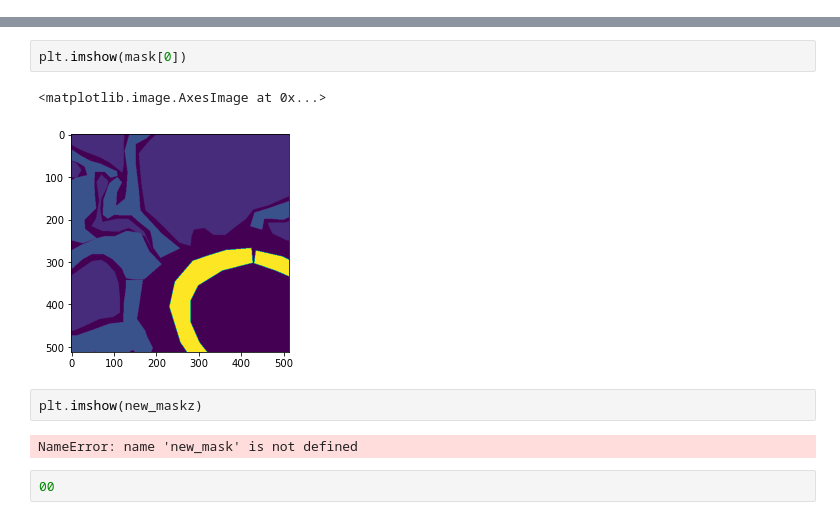
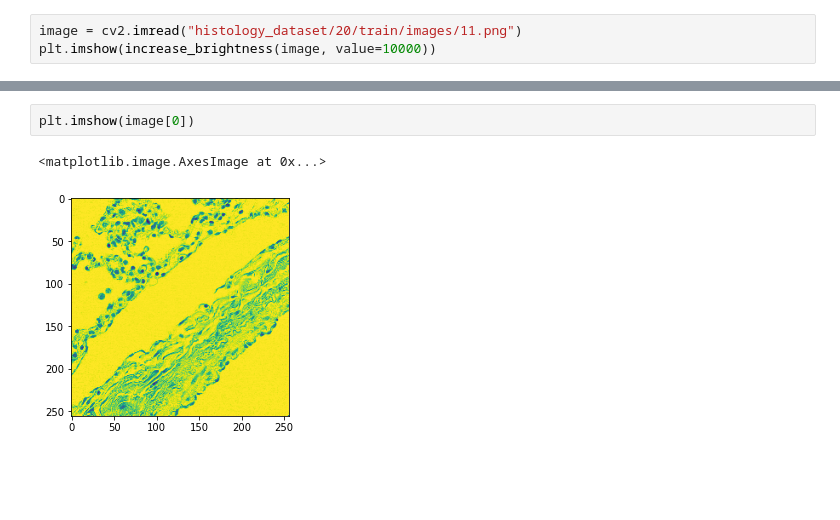
Before and after one commit to sriram98v/histology_segmentation, a Jupyter notebook: Dataset.ipynb, the cells around one changed output, grey strips where cells are left out. Saved outputs shown, nothing was run; the diff lists cells and outputs as text; blank space fills up the shorter version.

```diff
--- a/Dataset.ipynb
+++ b/Dataset.ipynb
@@ -19,0 +64,3 @@ array([0, 1, 2, 8])
+# %%
+image = cv2.imread("histology_dataset/20/train/images/11.png")
+plt.imshow(increase_brightness(image, value=10000))
@@ -20,11 +75,5 @@ array([0, 1, 2, 8])
 # %%
-plt.imshow(mask[0])
+plt.imshow(image[0])
 # %% [output]
 <matplotlib.image.AxesImage at 0x...>
-[figure, old version]
+[figure, new version]
-# %%
-plt.imshow(new_maskz)
-# %% [output]
-NameError: name 'new_mask' is not defined
-# %%
-00
```
Also changed, not shown: parts of 10 cells of this notebook, 15 other files.
